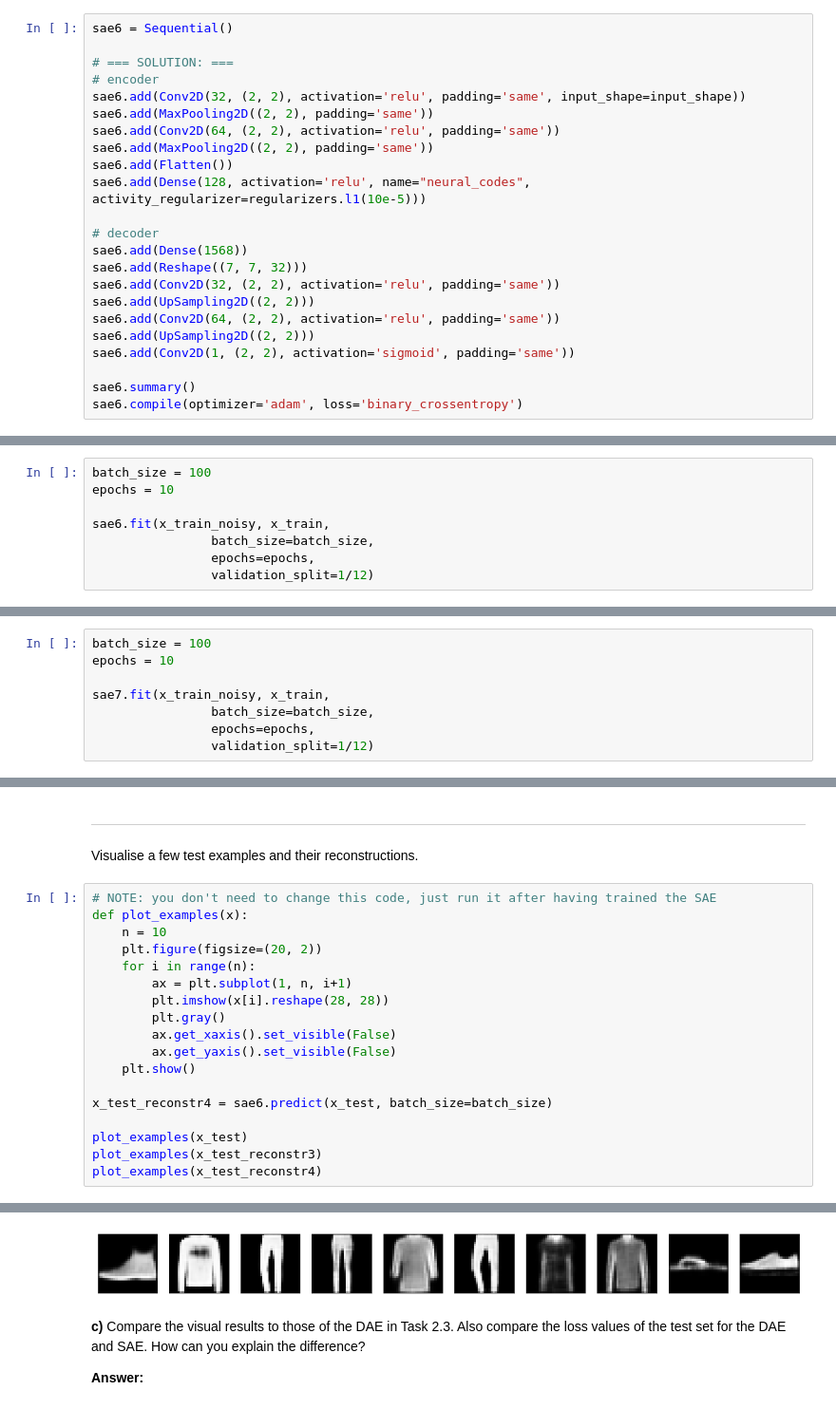
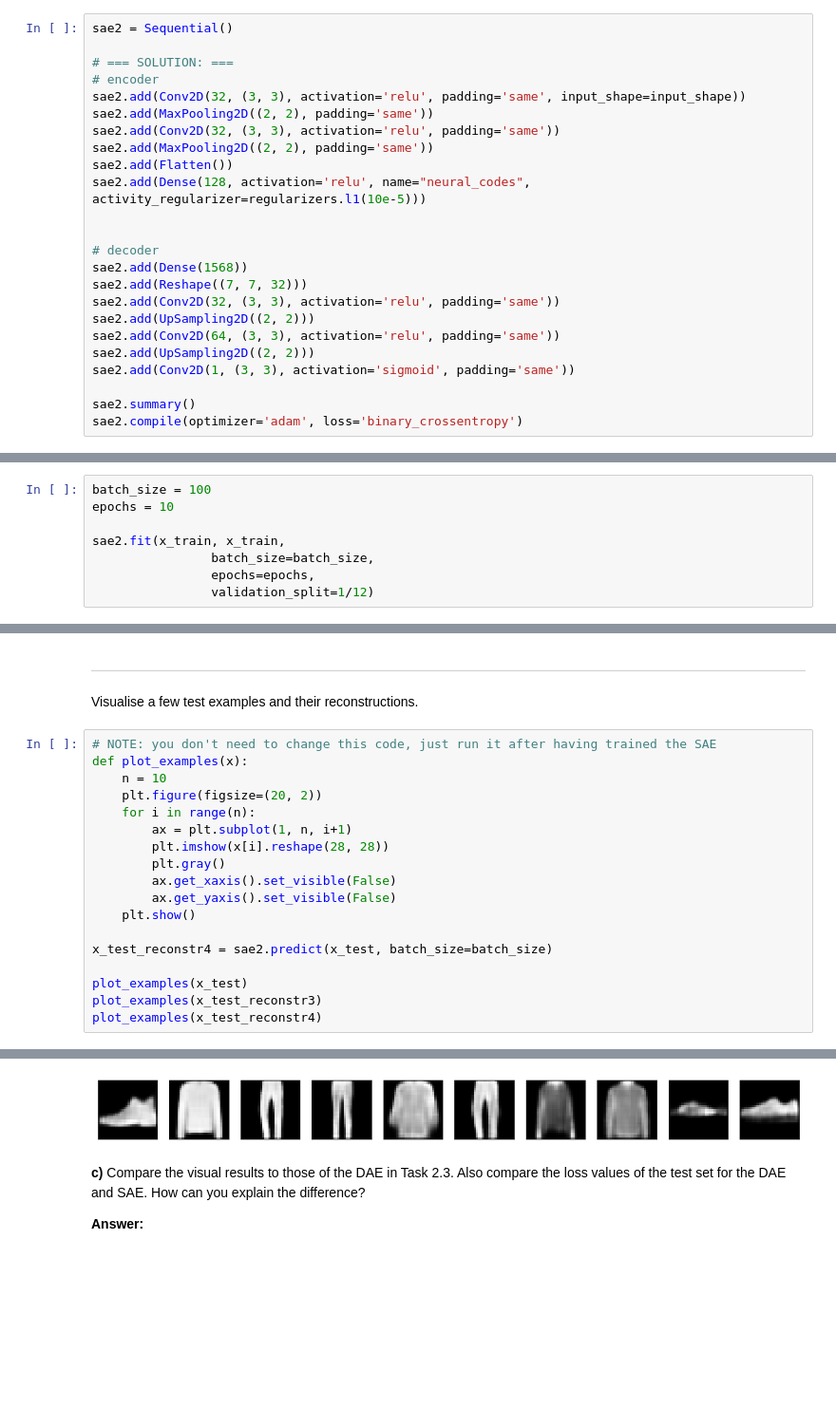
Before and after one commit to diederikw/DaphneDiederikTeam, a Jupyter notebook: Assignment 2 V2.ipynb, the cells around one changed output, grey strips where cells are left out. Shown at 95% size. Cells and saved outputs as stored; diff of their text form; blank space fills up the shorter version.

```diff
--- a/Assignment 2 V2.ipynb
+++ b/Assignment 2 V2.ipynb
@@ -940,28 +858,29 @@ Train the SAE to reconstruct input images. Make sure that it achieves a loss val
 # import regularizers for sparse autoencoder
 from keras import regularizers
 # %%
-sae6 = Sequential()
+sae2 = Sequential()
 
 # === SOLUTION: ===
 # encoder
-sae6.add(Conv2D(32, (2, 2), activation='relu', padding='same', input_shape=input_shape))
-sae6.add(MaxPooling2D((2, 2), padding='same'))
-sae6.add(Conv2D(64, (2, 2), activation='relu', padding='same'))
-sae6.add(MaxPooling2D((2, 2), padding='same'))
-sae6.add(Flatten())
-sae6.add(Dense(128, activation='relu', name="neural_codes", activity_regularizer=regularizers.l1(10e-5)))
+sae2.add(Conv2D(32, (3, 3), activation='relu', padding='same', input_shape=input_shape))
+sae2.add(MaxPooling2D((2, 2), padding='same'))
+sae2.add(Conv2D(32, (3, 3), activation='relu', padding='same'))
+sae2.add(MaxPooling2D((2, 2), padding='same'))
+sae2.add(Flatten())
+sae2.add(Dense(128, activation='relu', name="neural_codes", activity_regularizer=regularizers.l1(10e-5)))
+
 
 # decoder
-sae6.add(Dense(1568))
-sae6.add(Reshape((7, 7, 32)))
-sae6.add(Conv2D(32, (2, 2), activation='relu', padding='same'))
-sae6.add(UpSampling2D((2, 2)))
-sae6.add(Conv2D(64, (2, 2), activation='relu', padding='same'))
-sae6.add(UpSampling2D((2, 2)))
-sae6.add(Conv2D(1, (2, 2), activation='sigmoid', padding='same'))
+sae2.add(Dense(1568))
+sae2.add(Reshape((7, 7, 32)))
+sae2.add(Conv2D(32, (3, 3), activation='relu', padding='same'))
+sae2.add(UpSampling2D((2, 2)))
+sae2.add(Conv2D(64, (3, 3), activation='relu', padding='same'))
+sae2.add(UpSampling2D((2, 2)))
+sae2.add(Conv2D(1, (3, 3), activation='sigmoid', padding='same'))
 
-sae6.summary()
-sae6.compile(optimizer='adam', loss='binary_crossentropy')
+sae2.summary()
+sae2.compile(optimizer='adam', loss='binary_crossentropy')
 # %% [output]
 _________________________________________________________________
 Layer (type)                 Output Shape              Param #
@@ -984,7 +903,7 @@ _________________________________________________________________
 batch_size = 100
 epochs = 10
 
-sae6.fit(x_train_noisy, x_train,
+sae2.fit(x_train, x_train,
                 batch_size=batch_size,
                 epochs=epochs,
                 validation_split=1/12)
@@ -1022,8 +934,0 @@ sae7.compile(optimizer='adam', loss='binary_crossentropy')
-# %%
-batch_size = 100
-epochs = 10
-
-sae7.fit(x_train_noisy, x_train,
-                batch_size=batch_size,
-                epochs=epochs,
-                validation_split=1/12)
@@ -1058,7 +960,7 @@ def plot_examples(x):
         ax.get_yaxis().set_visible(False)
     plt.show()
 
-x_test_reconstr4 = sae6.predict(x_test, batch_size=batch_size)
+x_test_reconstr4 = sae2.predict(x_test, batch_size=batch_size)
 
 plot_examples(x_test)
 plot_examples(x_test_reconstr3)
@@ -1069,4 +971,4 @@ plot_examples(x_test_reconstr4)
-[figure, old version]
+[figure, new version]
 # %% [markdown]
 **c)** Compare the visual results to those of the DAE in Task 2.3. Also compare the loss values of the test set for the DAE and SAE. How can you explain the difference?
 
```
Also changed, not shown: parts of 26 cells of this notebook.
